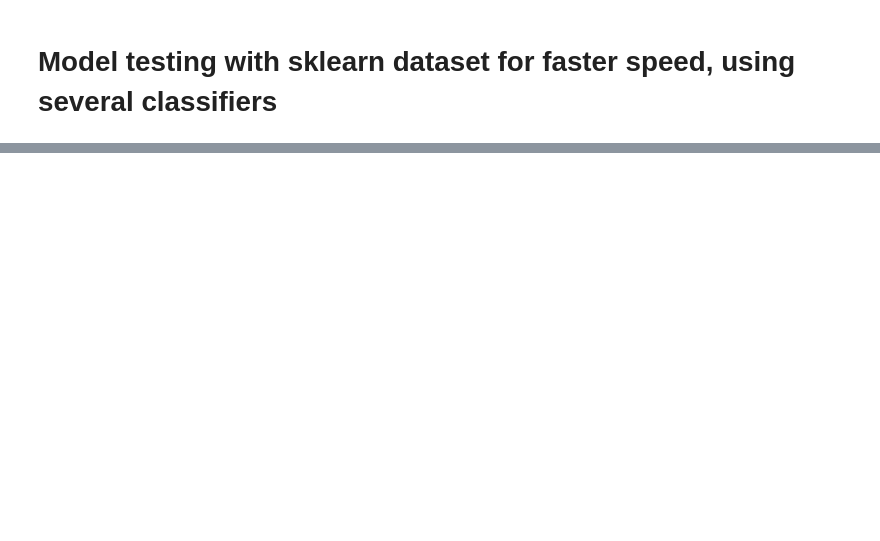
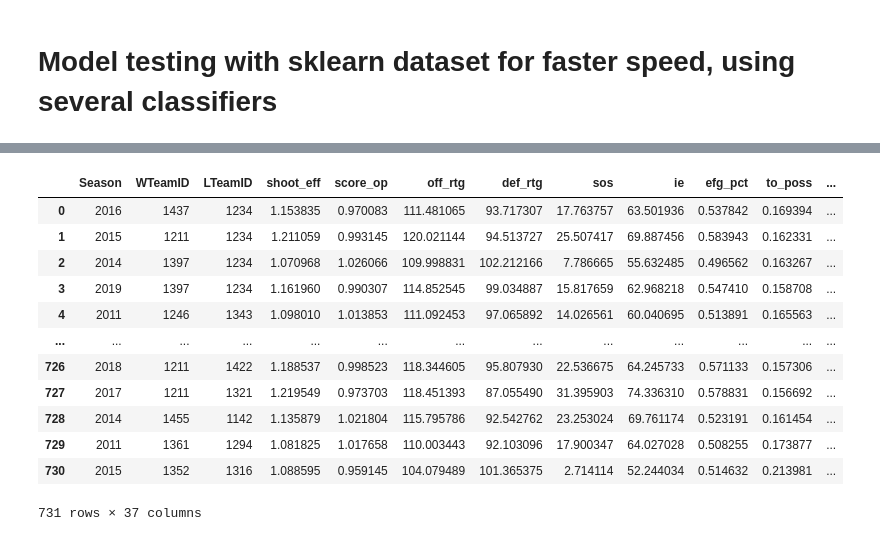
Before and after one commit to Ryan-Kinsella/Kaggle-NCAA-ML-Competition-2020, a Jupyter notebook: Ryan/Models.ipynb, the cells around one changed output, grey strips where cells are left out. Drawn from its saved outputs; the diff is of its cells as text; code cells hidden in the pictures; blank space fills up the shorter version.

```diff
--- a/Ryan/Models.ipynb
+++ b/Ryan/Models.ipynb
@@ -854 +854,17 @@ Test Accuracy: 0.94
 ... (3 outputs left out)
+# %%
+df_winners
+# %% [output]
+|  | Season | WTeamID | LTeamID | shoot_eff | score_op | off_rtg | def_rtg | sos | ie | efg_pct | to_poss | ... |
+| 0 | 2016 | 1437 | 1234 | 1.153835 | 0.970083 | 111.481065 | 93.717307 | 17.763757 | 63.501936 | 0.537842 | 0.169394 | ... |
+| 1 | 2015 | 1211 | 1234 | 1.211059 | 0.993145 | 120.021144 | 94.513727 | 25.507417 | 69.887456 | 0.583943 | 0.162331 | ... |
+| 2 | 2014 | 1397 | 1234 | 1.070968 | 1.026066 | 109.998831 | 102.212166 | 7.786665 | 55.632485 | 0.496562 | 0.163267 | ... |
+| 3 | 2019 | 1397 | 1234 | 1.161960 | 0.990307 | 114.852545 | 99.034887 | 15.817659 | 62.968218 | 0.547410 | 0.158708 | ... |
+| 4 | 2011 | 1246 | 1343 | 1.098010 | 1.013853 | 111.092453 | 97.065892 | 14.026561 | 60.040695 | 0.513891 | 0.165563 | ... |
+| ... | ... | ... | ... | ... | ... | ... | ... | ... | ... | ... | ... | ... |
+| 726 | 2018 | 1211 | 1422 | 1.188537 | 0.998523 | 118.344605 | 95.807930 | 22.536675 | 64.245733 | 0.571133 | 0.157306 | ... |
+| 727 | 2017 | 1211 | 1321 | 1.219549 | 0.973703 | 118.451393 | 87.055490 | 31.395903 | 74.336310 | 0.578831 | 0.156692 | ... |
+| 728 | 2014 | 1455 | 1142 | 1.135879 | 1.021804 | 115.795786 | 92.542762 | 23.253024 | 69.761174 | 0.523191 | 0.161454 | ... |
+| 729 | 2011 | 1361 | 1294 | 1.081825 | 1.017658 | 110.003443 | 92.103096 | 17.900347 | 64.027028 | 0.508255 | 0.173877 | ... |
+| 730 | 2015 | 1352 | 1316 | 1.088595 | 0.959145 | 104.079489 | 101.365375 | 2.714114 | 52.244034 | 0.514632 | 0.213981 | ... |
+731 rows × 37 columns
```
Also changed, not shown: parts of 5 cells of this notebook, 2 other files.
